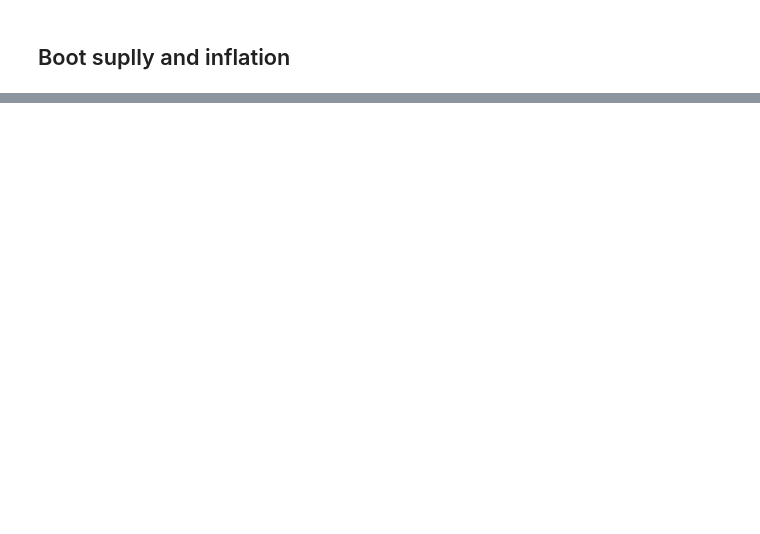
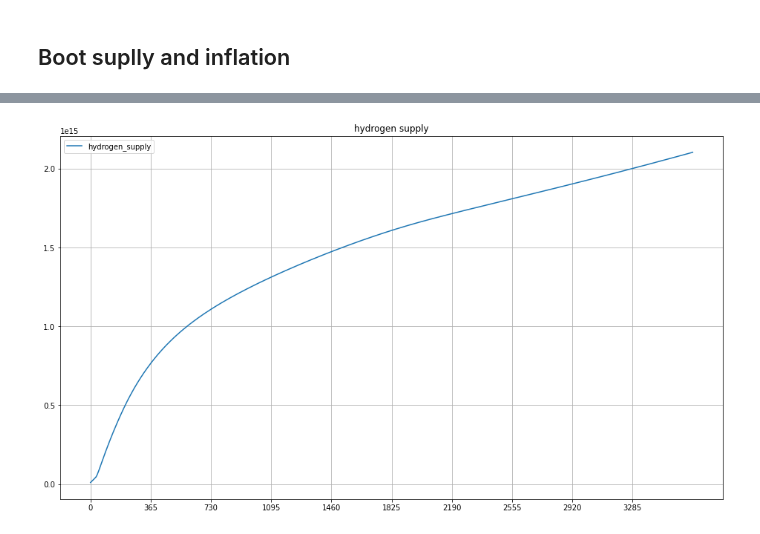
Before and after one commit to cybercongress/cybernomics, a Jupyter notebook: bostrom_simulation/simulation.ipynb, the cells around one changed output, grey strips where cells are left out. Drawn from its saved outputs; the diff is of its cells as text; code cells hidden in the pictures; blank space fills up the shorter version.

```diff
--- a/bostrom_simulation/simulation.ipynb
+++ b/bostrom_simulation/simulation.ipynb
@@ -262,0 +182,4 @@ linear_plot(plot_df, 'ampere_volt_ratio', render='sns')
+# %%
+hydrogen_supply_plot(plot_df)
+# %% [output]
+[figure, added]
```
Also changed, not shown: parts of 27 cells of this notebook, 14 other files.
